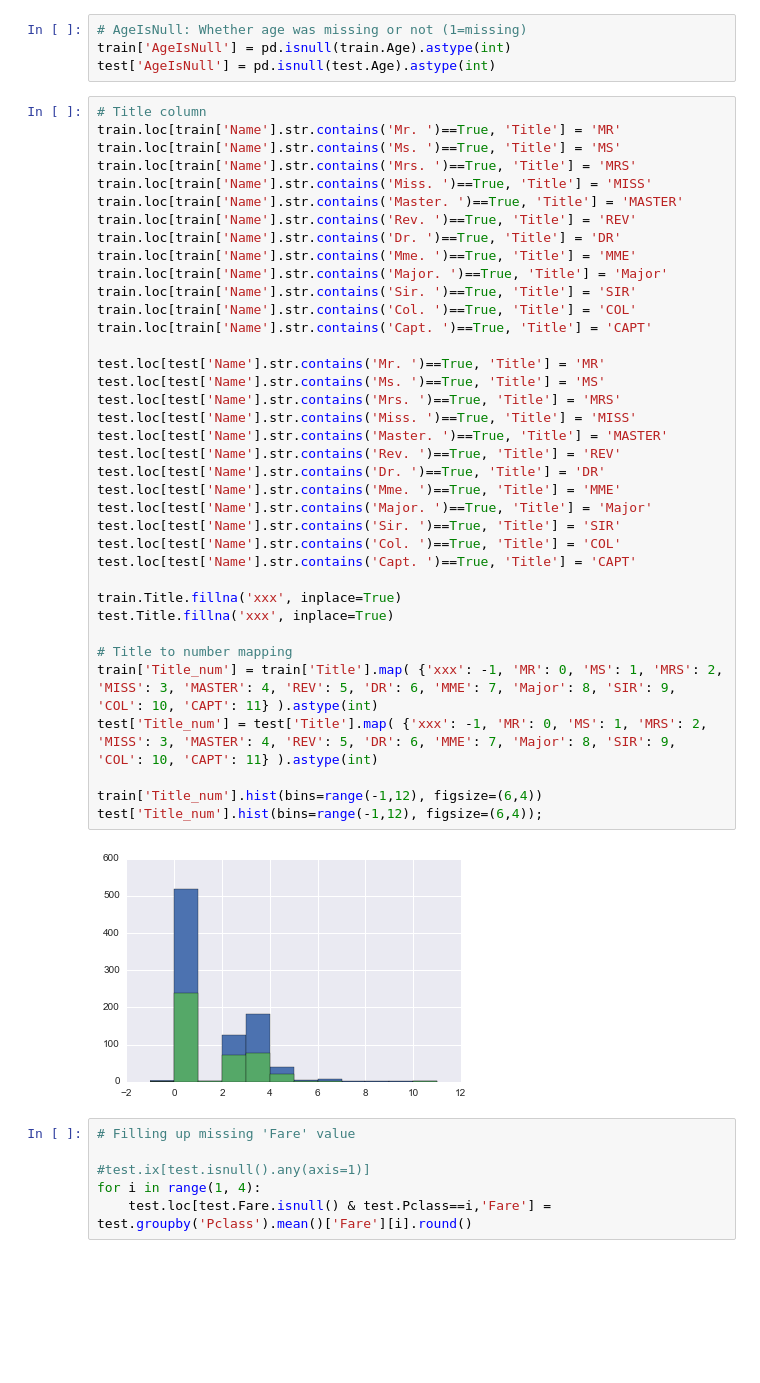
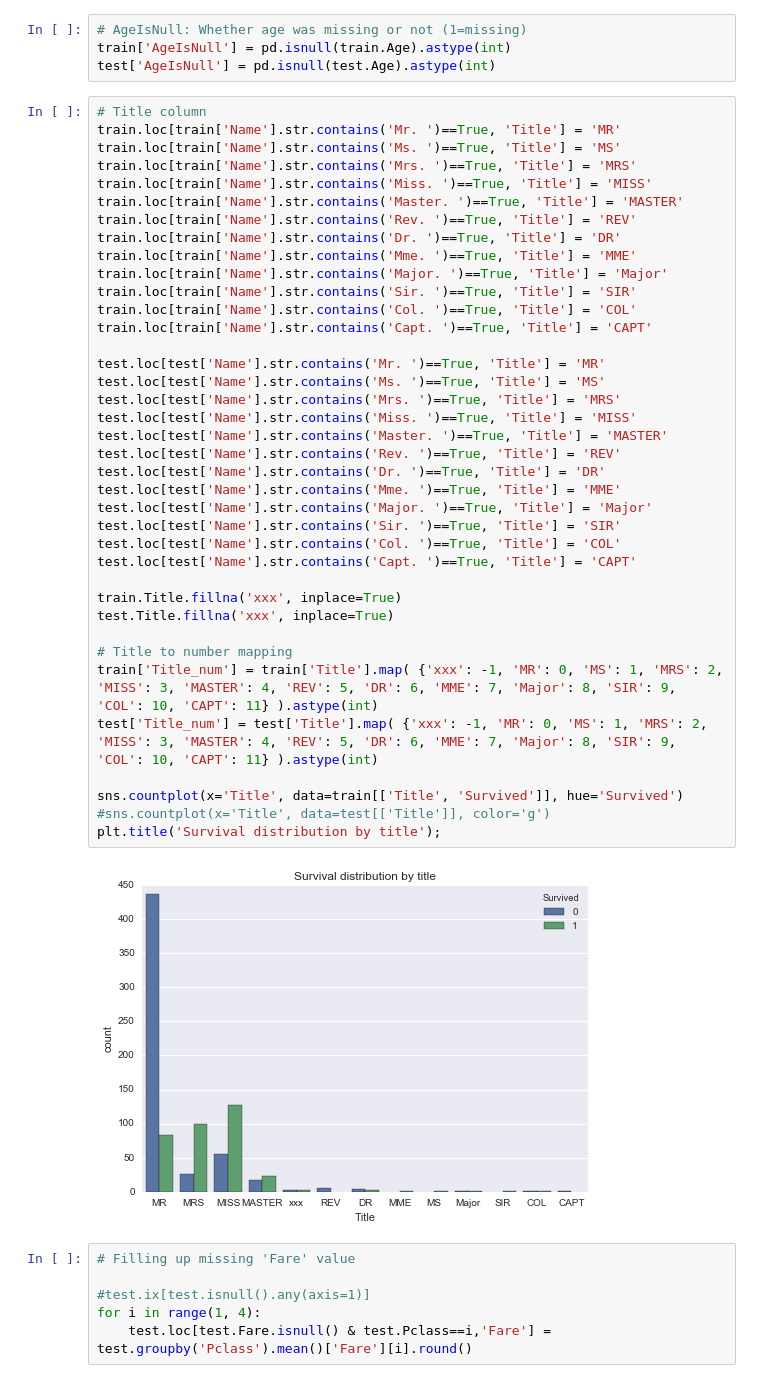
Before and after one commit to Lukiz/k_sinking_ship, a Jupyter notebook: sinking_ship.ipynb, the cells around one changed output. Saved outputs shown, nothing was run; the diff lists cells and outputs as text; blank space fills up the shorter version.

```diff
--- a/sinking_ship.ipynb
+++ b/sinking_ship.ipynb
@@ -89,36 +74,37 @@ train.loc[train['Name'].str.contains('Miss. ')==True, 'Title'] = 'MISS'
 train.loc[train['Name'].str.contains('Master. ')==True, 'Title'] = 'MASTER'
 train.loc[train['Name'].str.contains('Rev. ')==True, 'Title'] = 'REV'
 train.loc[train['Name'].str.contains('Dr. ')==True, 'Title'] = 'DR'
 train.loc[train['Name'].str.contains('Mme. ')==True, 'Title'] = 'MME'
 train.loc[train['Name'].str.contains('Major. ')==True, 'Title'] = 'Major'
 train.loc[train['Name'].str.contains('Sir. ')==True, 'Title'] = 'SIR'
 train.loc[train['Name'].str.contains('Col. ')==True, 'Title'] = 'COL'
 train.loc[train['Name'].str.contains('Capt. ')==True, 'Title'] = 'CAPT'
 
 test.loc[test['Name'].str.contains('Mr. ')==True, 'Title'] = 'MR'
 test.loc[test['Name'].str.contains('Ms. ')==True, 'Title'] = 'MS'
 test.loc[test['Name'].str.contains('Mrs. ')==True, 'Title'] = 'MRS'
 test.loc[test['Name'].str.contains('Miss. ')==True, 'Title'] = 'MISS'
 test.loc[test['Name'].str.contains('Master. ')==True, 'Title'] = 'MASTER'
 test.loc[test['Name'].str.contains('Rev. ')==True, 'Title'] = 'REV'
 test.loc[test['Name'].str.contains('Dr. ')==True, 'Title'] = 'DR'
 test.loc[test['Name'].str.contains('Mme. ')==True, 'Title'] = 'MME'
 test.loc[test['Name'].str.contains('Major. ')==True, 'Title'] = 'Major'
 test.loc[test['Name'].str.contains('Sir. ')==True, 'Title'] = 'SIR'
 test.loc[test['Name'].str.contains('Col. ')==True, 'Title'] = 'COL'
 test.loc[test['Name'].str.contains('Capt. ')==True, 'Title'] = 'CAPT'
 
 train.Title.fillna('xxx', inplace=True)
 test.Title.fillna('xxx', inplace=True)
 
 # Title to number mapping
 train['Title_num'] = train['Title'].map( {'xxx': -1, 'MR': 0, 'MS': 1, 'MRS': 2, 'MISS': 3, 'MASTER': 4, 'REV': 5, 'DR': 6, 'MME': 7, 'Major': 8, 'SIR': 9, 'COL': 10, 'CAPT': 11} ).astype(int)
 test['Title_num'] = test['Title'].map( {'xxx': -1, 'MR': 0, 'MS': 1, 'MRS': 2, 'MISS': 3, 'MASTER': 4, 'REV': 5, 'DR': 6, 'MME': 7, 'Major': 8, 'SIR': 9, 'COL': 10, 'CAPT': 11} ).astype(int)
 
-train['Title_num'].hist(bins=range(-1,12), figsize=(6,4))
-test['Title_num'].hist(bins=range(-1,12), figsize=(6,4));
+sns.countplot(x='Title', data=train[['Title', 'Survived']], hue='Survived')
+#sns.countplot(x='Title', data=test[['Title']], color='g')
+plt.title('Survival distribution by title');
 # %% [output]
-[figure, old version]
+[figure, new version]
 # %%
 # Filling up missing 'Fare' value
 
```
Also changed, not shown: parts of 79 cells of this notebook.
